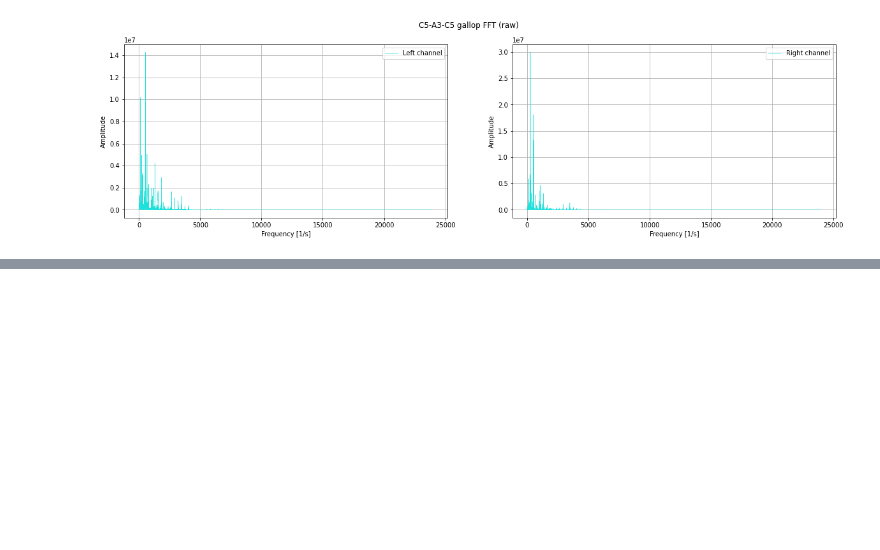
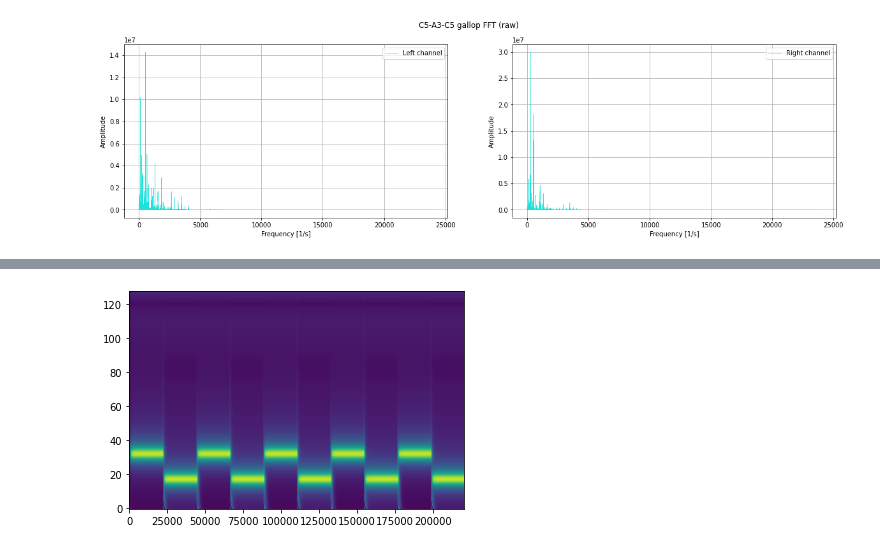
Before and after one commit to salveron/bachelors_thesis, a Jupyter notebook: notebooks/experiments.ipynb, the cells around one changed output, grey strips where cells are left out. Saved outputs shown, nothing was run; the diff lists cells and outputs as text; code cells hidden in the pictures; blank space fills up the shorter version.

```diff
--- a/notebooks/experiments.ipynb
+++ b/notebooks/experiments.ipynb
@@ -94,0 +114,11 @@ c5_a3_c5_lowpass_filtered = plot_lowpass_butterworth_filter("Filtered C5-A3-C5",
+# %%
+cf = erbspace(20*Hz, 20*kHz, 128)
+gammatone = Gammatone(sound, cf)
+cochlea = FunctionFilterbank(gammatone, lambda x: clip(x, 0, Inf)**(1.0/3.0))
+lowpass = LowPass(cochlea, 10*Hz)
+output = lowpass.process()
+
+imshow(output.T, origin='lower', aspect='auto', vmin=0)
+show()
+# %% [output]
+[figure, added]
```
Also changed, not shown: parts of 7 cells of this notebook, 4 other files.
